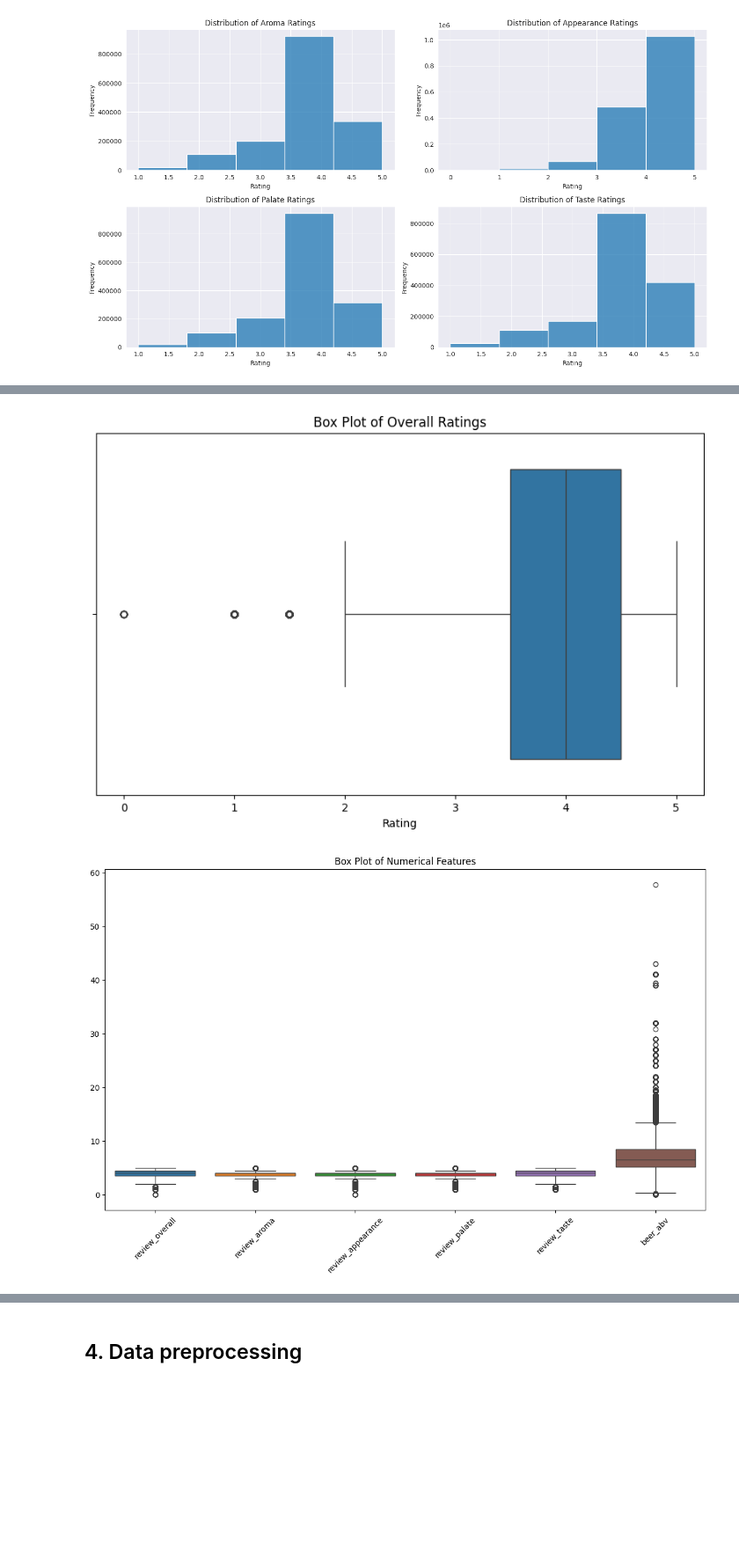
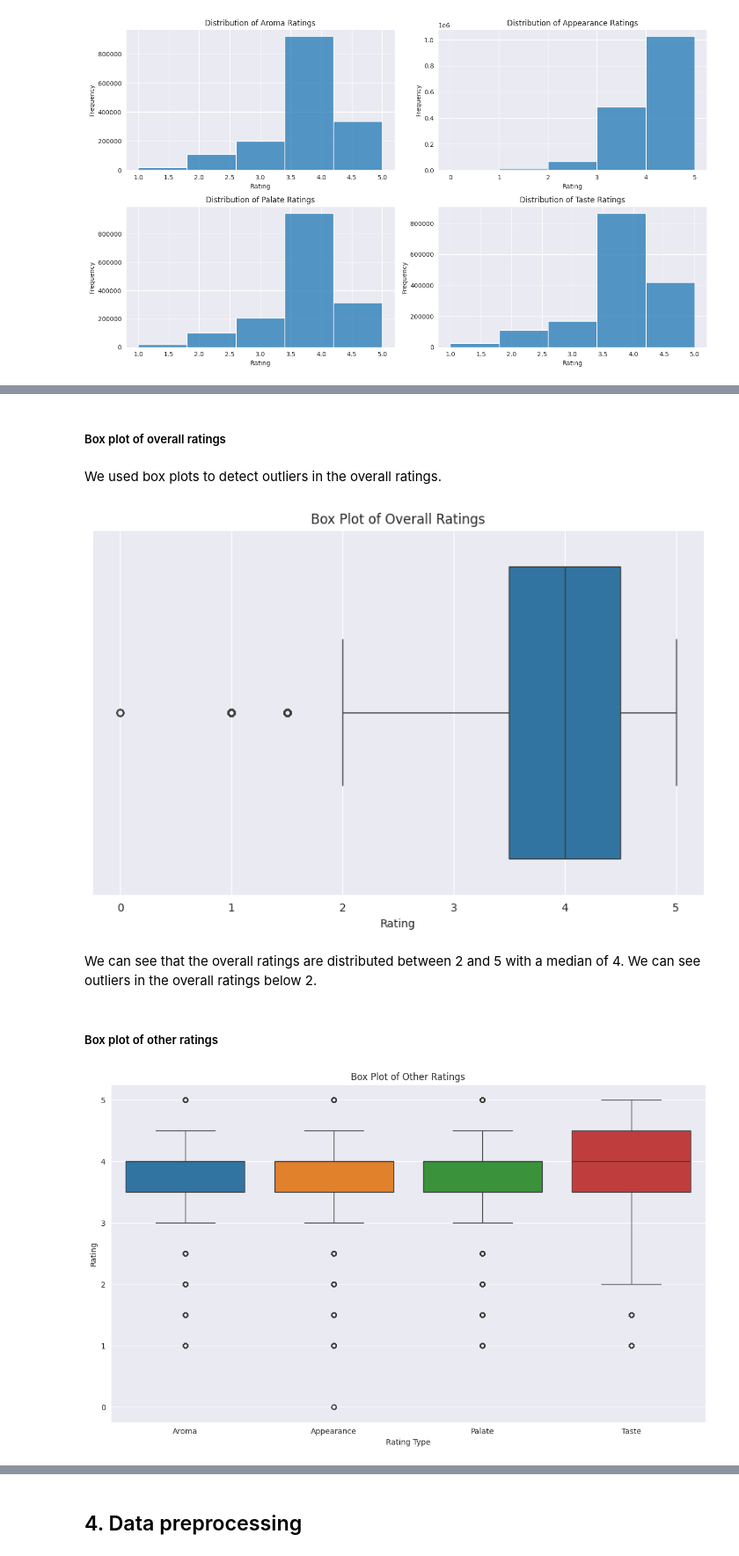
Before and after one commit to ElianaJunker/FTML_project, a Jupyter notebook: exercises/7 - application of unsupervised learning/7_application_of_unsupervised_learning.ipynb, the cells around one changed output, grey strips where cells are left out. Shown at 88% size. Drawn from its saved outputs; the diff is of its cells as text; code cells hidden in the pictures; blank space fills up the shorter version.

```diff
--- a/exercises/7 - application of unsupervised learning/7_application_of_unsupervised_learning.ipynb
+++ b/exercises/7 - application of unsupervised learning/7_application_of_unsupervised_learning.ipynb
@@ -73,5 +75,5 @@ Downloading 1-5-million-beer-reviews-from-beer-advocate.zip to ./1-5-million-bee
 # %%
-data = pd.read_csv('../../data/unsupervised learning/beer_reviews.csv')
+data = pd.read_csv('1-5-million-beer-reviews-from-beer-advocate/beer_reviews.csv')
 # data = pd.read_csv('/content/1-5-million-beer-reviews-from-beer-advocate/beer_reviews.csv')
 data.head()
 # %% [output]
@@ -243,17 +247,27 @@ plt.show()
+# %% [markdown]
+##### Box plot of overall ratings
+# %% [markdown]
+We used box plots to detect outliers in the overall ratings.
+# %%
+plt.figure(figsize=(10, 6))
+sns.boxplot(x=data['review_overall'])
+plt.title('Box Plot of Overall Ratings')
+plt.xlabel('Rating')
+plt.show()
+# %% [output]
+[figure, added]
+# %% [markdown]
+We can see that the overall ratings are distributed between 2 and 5 with a median of 4. We can see  outliers in the overall ratings below 2.
+# %% [markdown]
+##### Box plot of other ratings
 # %%
-# Box plot to detect outliers in overall ratings
-plt.figure(figsize=(10, 6))
-sns.boxplot(x=data['review_overall'])
-plt.title('Box Plot of Overall Ratings')
-plt.xlabel('Rating')
-plt.show()
-
-# Box plots to detect outliers in all rating features
+numerical_columns_name = ['Aroma', 'Appearance', 'Palate', 'Taste']
 plt.figure(figsize=(14, 8))
 sns.boxplot(data=data[numerical_columns])
-plt.title('Box Plot of Numerical Features')
-plt.xticks(rotation=45)
+plt.title('Box Plot of Other Ratings')
+plt.xlabel('Rating Type')
+plt.ylabel('Rating')
+plt.xticks(ticks=[0, 1, 2, 3], labels=numerical_columns_name)
 plt.show()
 # %% [output]
-[figure, old version]
+[figure, new version]
-[figure, removed]
```
Also changed, not shown: parts of 53 cells of this notebook.
